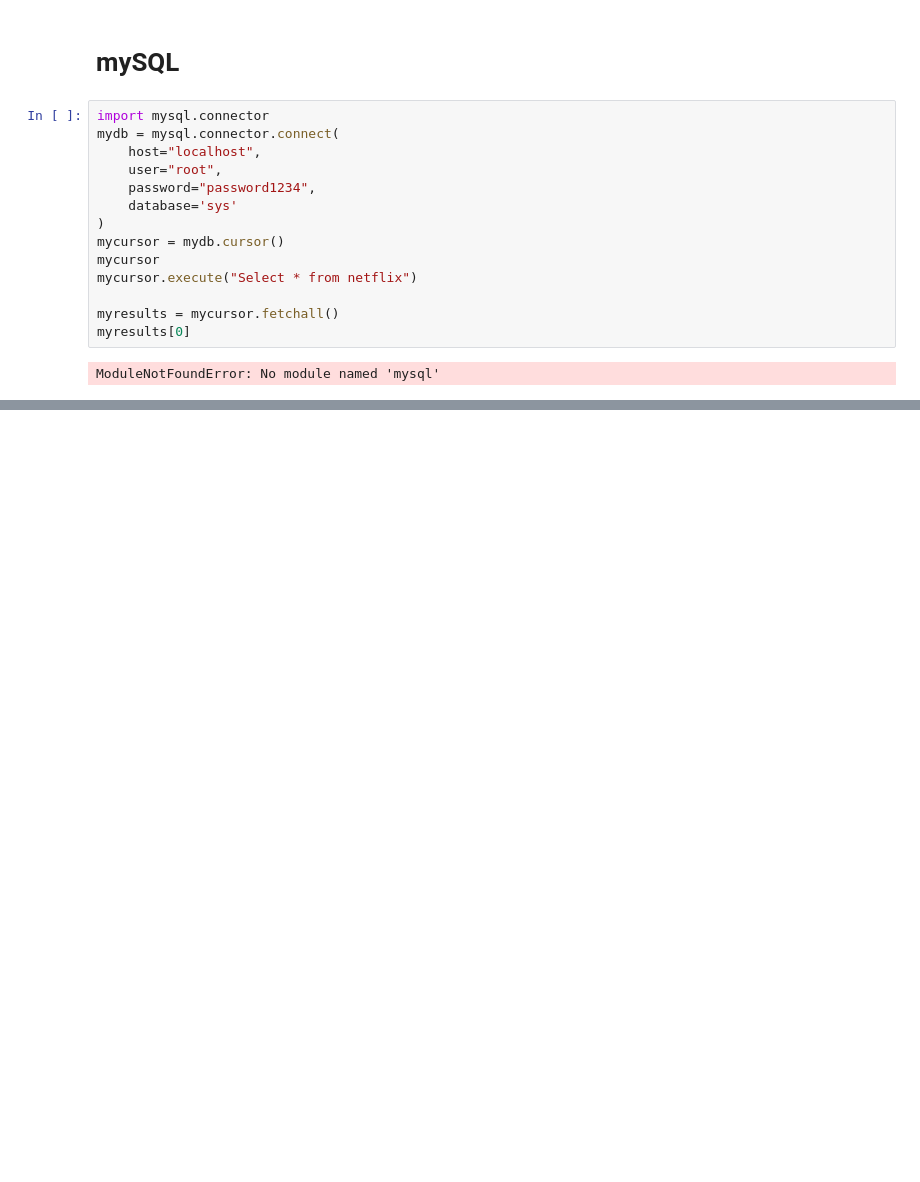
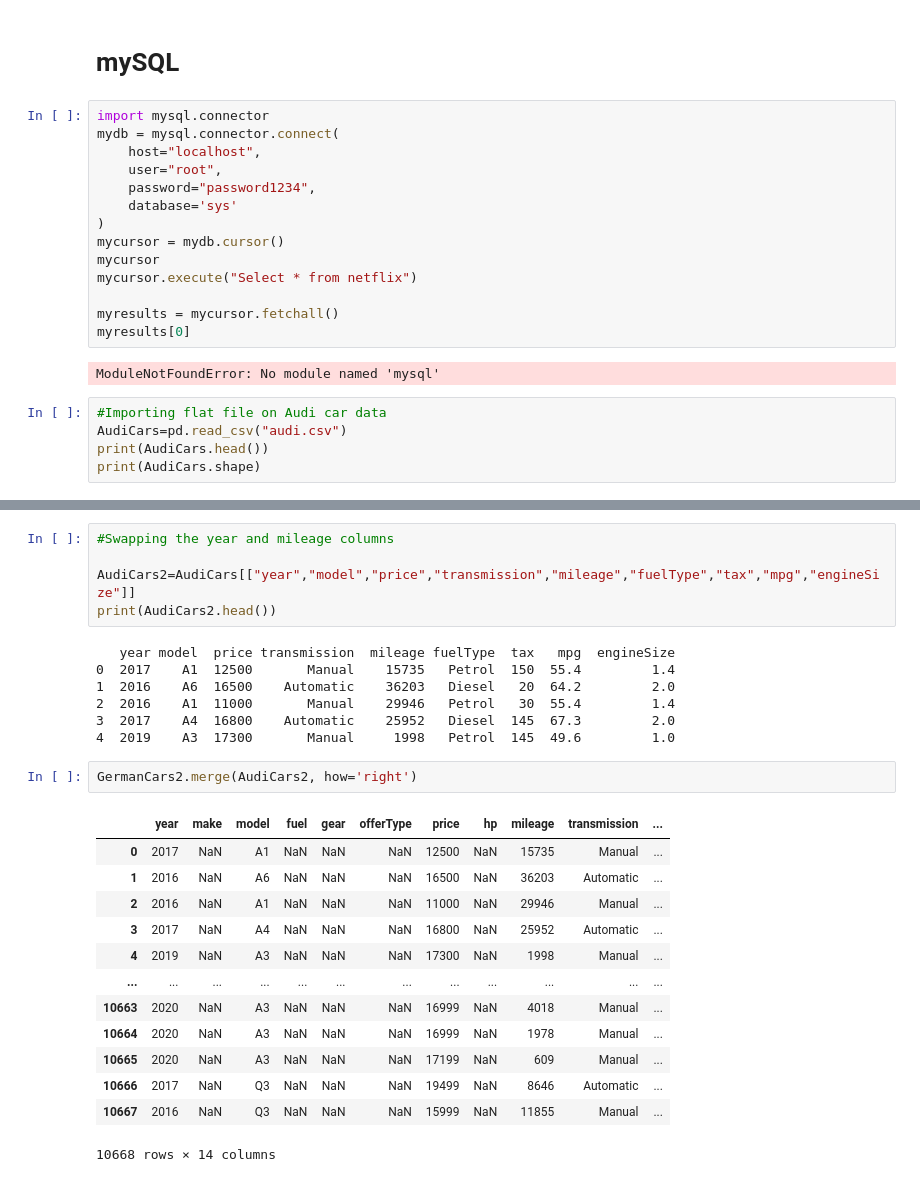
Before and after one commit to VJNayak/BusinessAnalytics, a Jupyter notebook: Germany Cars.ipynb, the cells around one changed output, grey strips where cells are left out. Cells and saved outputs as stored; diff of their text form; blank space fills up the shorter version.

```diff
--- a/Germany Cars.ipynb
+++ b/Germany Cars.ipynb
@@ -435,3 +435,8 @@ myresults = mycursor.fetchall()
 myresults[0]
 # %% [output]
 ModuleNotFoundError: No module named 'mysql'
+# %%
+#Importing flat file on Audi car data
+AudiCars=pd.read_csv("audi.csv")
+print(AudiCars.head())
+print(AudiCars.shape)
@@ -437,0 +476,28 @@ ModuleNotFoundError: No module named 'mysql'
+# %%
+#Swapping the year and mileage columns
+
+AudiCars2=AudiCars[["year","model","price","transmission","mileage","fuelType","tax","mpg","engineSize"]]
+print(AudiCars2.head())
+# %% [output]
+   year model  price transmission  mileage fuelType  tax   mpg  engineSize
+0  2017    A1  12500       Manual    15735   Petrol  150  55.4         1.4
+1  2016    A6  16500    Automatic    36203   Diesel   20  64.2         2.0
+2  2016    A1  11000       Manual    29946   Petrol   30  55.4         1.4
+3  2017    A4  16800    Automatic    25952   Diesel  145  67.3         2.0
+4  2019    A3  17300       Manual     1998   Petrol  145  49.6         1.0
+# %%
+GermanCars2.merge(AudiCars2, how='right')
+# %% [output]
+|  | year | make | model | fuel | gear | offerType | price | hp | mileage | transmission | ... |
+| 0 | 2017 | NaN | A1 | NaN | NaN | NaN | 12500 | NaN | 15735 | Manual | ... |
+| 1 | 2016 | NaN | A6 | NaN | NaN | NaN | 16500 | NaN | 36203 | Automatic | ... |
+| 2 | 2016 | NaN | A1 | NaN | NaN | NaN | 11000 | NaN | 29946 | Manual | ... |
+| 3 | 2017 | NaN | A4 | NaN | NaN | NaN | 16800 | NaN | 25952 | Automatic | ... |
+| 4 | 2019 | NaN | A3 | NaN | NaN | NaN | 17300 | NaN | 1998 | Manual | ... |
+| ... | ... | ... | ... | ... | ... | ... | ... | ... | ... | ... | ... |
+| 10663 | 2020 | NaN | A3 | NaN | NaN | NaN | 16999 | NaN | 4018 | Manual | ... |
+| 10664 | 2020 | NaN | A3 | NaN | NaN | NaN | 16999 | NaN | 1978 | Manual | ... |
+| 10665 | 2020 | NaN | A3 | NaN | NaN | NaN | 17199 | NaN | 609 | Manual | ... |
+| 10666 | 2017 | NaN | Q3 | NaN | NaN | NaN | 19499 | NaN | 8646 | Automatic | ... |
+| 10667 | 2016 | NaN | Q3 | NaN | NaN | NaN | 15999 | NaN | 11855 | Manual | ... |
+10668 rows × 14 columns
```
Also changed, not shown: parts of 2 cells of this notebook, 1 other file.
